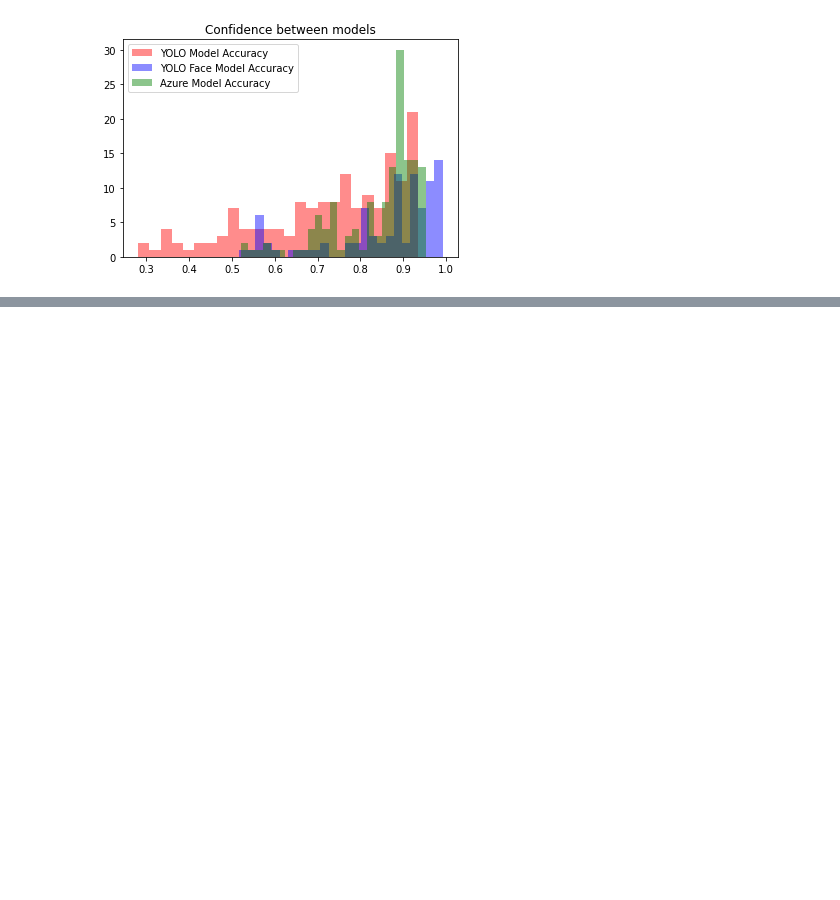
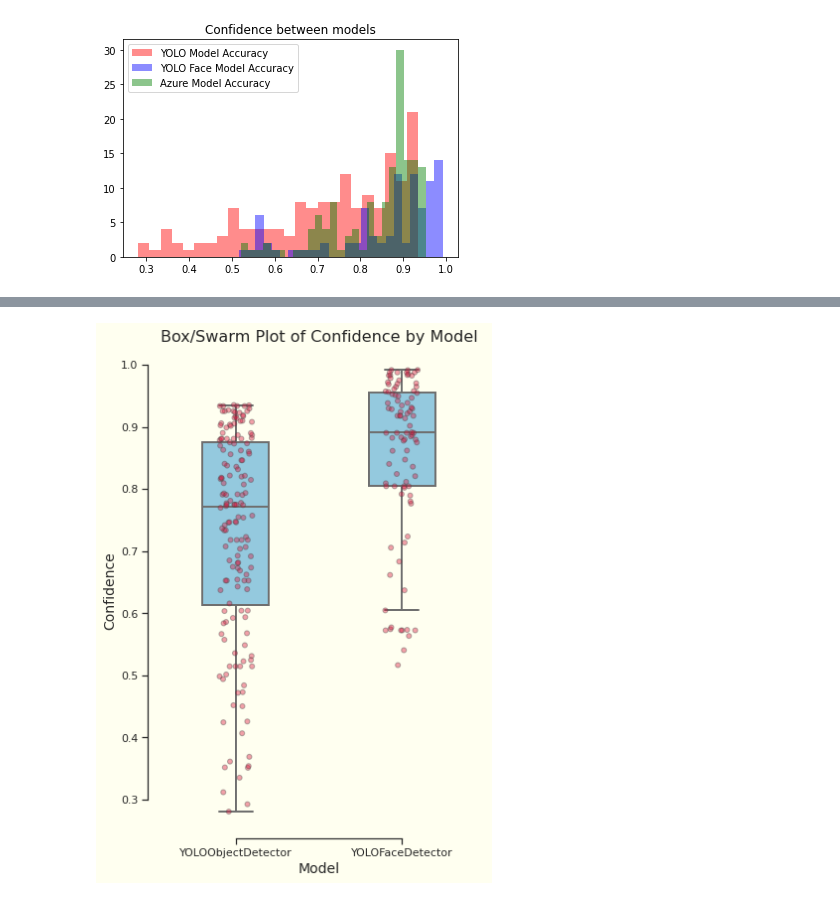
Before and after one commit to eumarassis/dgmd17-tello-objectdetection, a Jupyter notebook: ProjectEDA.ipynb, the cells around one changed output, grey strips where cells are left out. Drawn from its saved outputs; the diff is of its cells as text; code cells hidden in the pictures; blank space fills up the shorter version.

```diff
--- a/ProjectEDA.ipynb
+++ b/ProjectEDA.ipynb
@@ -148,0 +189,20 @@ Text(0, 0.5, 'Accuracy')
+# %%
+sns.stripplot(data = df_yolo_detect,
+                  x = 'Model',
+                  y = 'confidence',
+                  color = 'crimson',
+                  linewidth = 1,
+                  alpha = 0.4,
+                  ax = ax_2)
+
+# adds titles and removes the spine
+ax_2.set_ylabel('Confidence', fontsize = 14)
+ax_2.set_xlabel('Model', fontsize = 14)
+ax_2.set_title('Box/Swarm Plot of Confidence by Model', fontsize = 16)
+sns.despine(offset = 5, trim = True, ax = ax_2)
+
+b = ax_2.get_figure()
+# b.savefig('box_swarm_face_dectect_accuracy.png', dpi = 1000)
+b
+# %% [output]
+[figure, added]
```
Also changed, not shown: parts of 17 cells of this notebook, 5 other files.
